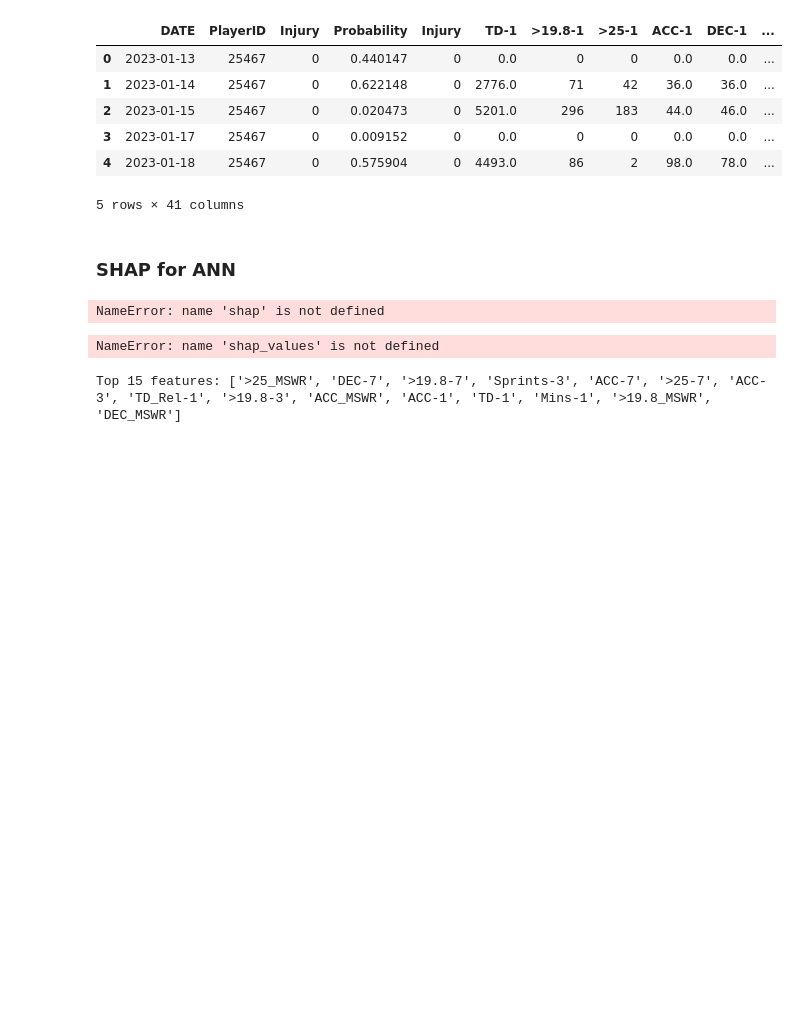
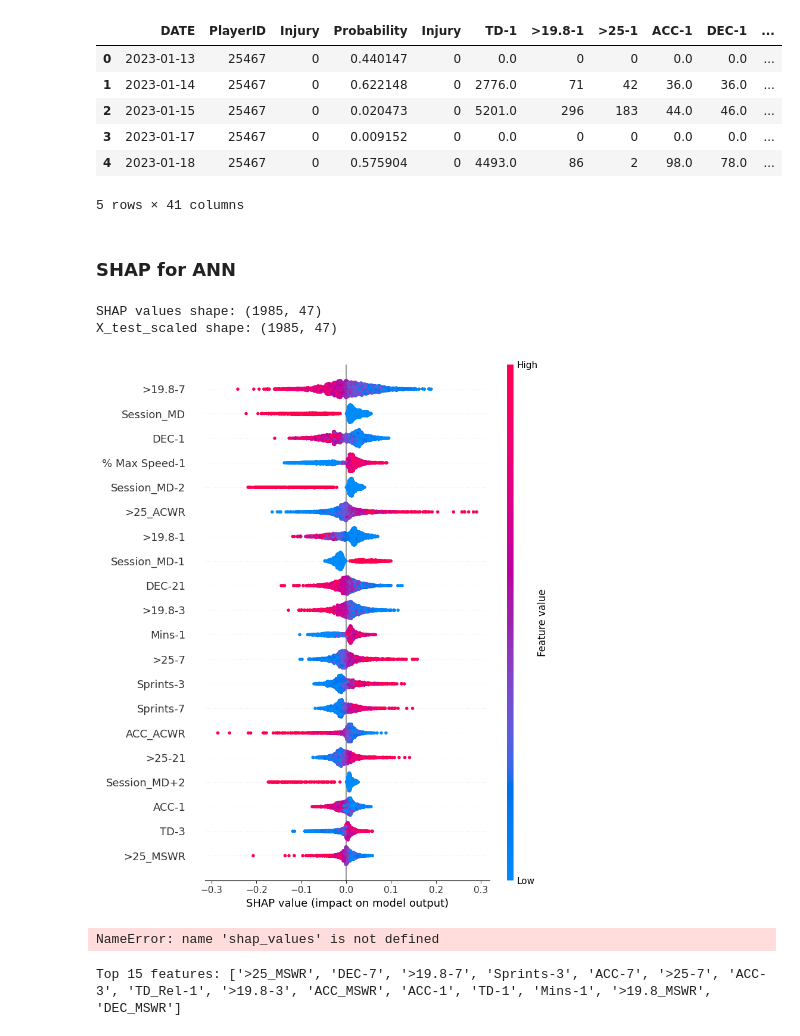
Before and after one commit to Tommy-Las/WatfordFC, a Jupyter notebook: ML_Model.ipynb, the cells around one changed output. Cells and saved outputs as stored; diff of their text form; code cells hidden in the pictures; blank space fills up the shorter version.

```diff
--- a/ML_Model.ipynb
+++ b/ML_Model.ipynb
@@ -1162,32 +1188,32 @@ new_df.head()
 5 rows × 41 columns
 # %% [markdown]
 ### SHAP for ANN
-# %%
-# Initialize SHAP explainer
-explainer = shap.DeepExplainer(model, X_train_scaled)
-
-# Calculate SHAP values for the test set
-shap_values = explainer.shap_values(X_test_scaled)
-shap_values = shap_values[0]  # Extract contributions for the positive class
-
-print(shap_values)
-# Debugging shapes
-print("SHAP values shape:", shap_values.shape)
-print("X_test_scaled shape:", X_test_scaled.shape)
-
-num_metrics = len(metrics_train)-1
-
-# Adjust SHAP values if necessary
-if shap_values.shape == (num_metrics, 1):
-    shap_values = shap_values.T  # Adjust to (1, num_metrics)
-if shap_values.shape == (1, num_metrics):
-    shap_values = np.tile(shap_values, (X_test_scaled.shape[0], 1))  # Expand to (77, 41)
-    print("Expanded SHAP values shape:", shap_values.shape)
-
-# Visualize SHAP values
-shap.summary_plot(shap_values, X_test_scaled, feature_names=X_train.columns)
-# %% [output]
-NameError: name 'shap' is not defined
+# %%
+import shap
+
+# Convert inputs to NumPy (in case they are Pandas DataFrames)
+X_train_np = X_train_scaled.to_numpy() if hasattr(X_train_scaled, "to_numpy") else X_train_scaled
+X_test_np = X_test_scaled.to_numpy() if hasattr(X_test_scaled, "to_numpy") else X_test_scaled
+
+# Use the generic SHAP Explainer (handles DeepExplainer internally)
+explainer = shap.Explainer(model, X_train_np)
+
+# Compute SHAP values
+shap_values = explainer(X_test_np)
+
+# Convert to NumPy if needed
+shap_values_np = shap_values.values if hasattr(shap_values, "values") else shap_values
+
+# Check shapes
+print("SHAP values shape:", shap_values_np.shape)
+print("X_test_scaled shape:", X_test_np.shape)
+
+# Visualize SHAP values
+shap.summary_plot(shap_values_np, X_test_np, feature_names=X_train.columns)
+# %% [output]
+SHAP values shape: (1985, 47)
+X_test_scaled shape: (1985, 47)
+[figure, added]
 # %%
 # Step 1: Compute mean absolute SHAP values for each feature
 mean_shap_values = np.abs(shap_values).mean(axis=0)
```
Also changed, not shown: parts of 10 cells of this notebook.
